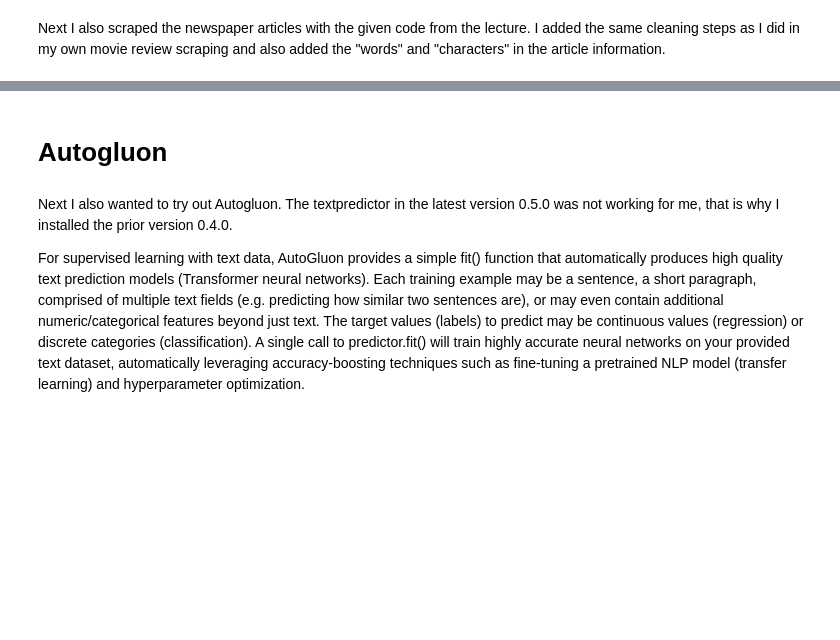
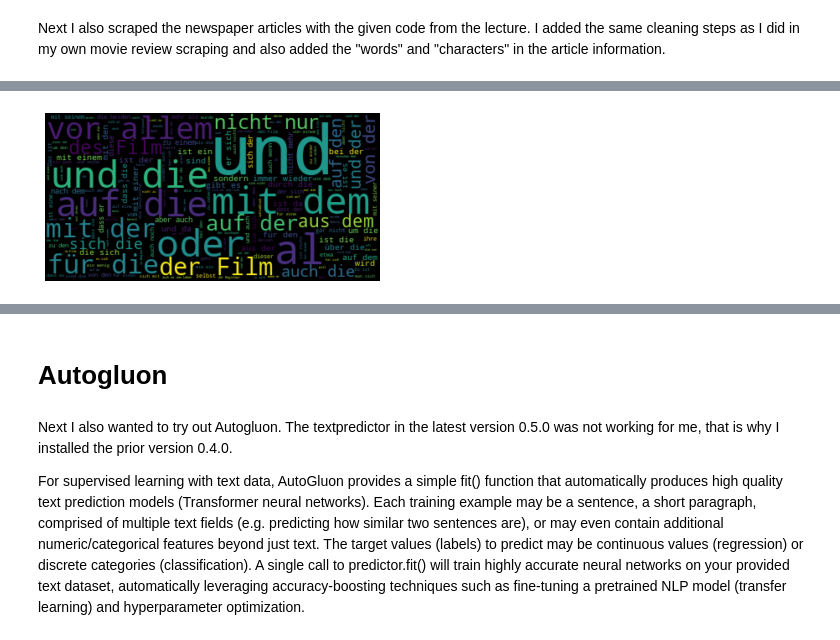
Before and after one commit to Oliss4t/BHT_News_Article_Sentiment_Analysis, a Jupyter notebook: main.ipynb, the cells around one changed output, grey strips where cells are left out. Saved outputs shown, nothing was run; the diff lists cells and outputs as text; code cells hidden in the pictures; blank space fills up the shorter version.

Commit message:
article scraped and model pipline setup

```diff
--- a/main.ipynb
+++ b/main.ipynb
@@ -223,18 +121,0 @@ fig.show()
-# %%
-df_reviews = pd.DataFrame(reviews)
-
-import nltk
-from nltk.corpus import stopwords
-from wordcloud import WordCloud
-
-# Create stopword list:
-#stopwords = set(STOPWORDS)
-#nltk.download('stopwords')
-
-#stopwords.update(["br", "href"])
-textt = " ".join(review for review in df_reviews.text)
-wordcloud = WordCloud().generate(textt)
-plt.imshow(wordcloud, interpolation='bilinear')
-plt.axis("off")
-plt.savefig('wordcloud11.png')
-plt.show()
@@ -413,0 +175,6 @@ dfNew.head()
+# %%
+import pandas as pd
+articles =pd.read_csv('scraped_articles_repo.csv')
+movies =pd.read_csv('scraped_movies_repo.csv')
+print('movie count: '+ str(len(movies)))
+print('articles count: '+ str(len(articles)))
@@ -413,0 +220,10 @@ dfNew.head()
+# %%
+from wordcloud import WordCloud
+all_review_text = " ".join(review for review in movies.text)
+wordcloud = WordCloud().generate(all_review_text)
+plt.imshow(wordcloud, interpolation='bilinear')
+plt.axis("off")
+plt.savefig('./figs/wordcloud_reviews_with_stopwords.png')
+plt.show()
+# %% [output]
+[figure, added]
```
Also changed, not shown: parts of 77 cells of this notebook, 8 other files.
